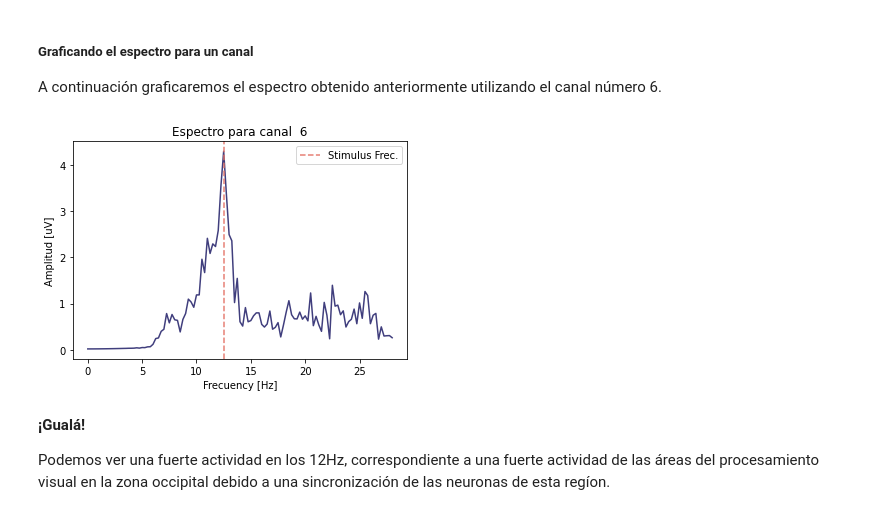
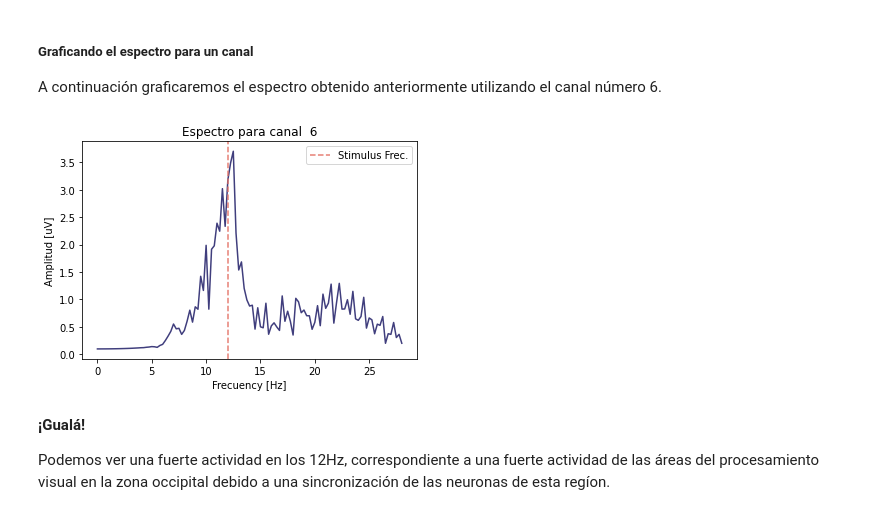
Before and after one commit to lucasbaldezzari/mentalink, a Jupyter notebook: talleres/taller6/scripts/Notebooks/dataAnalysis.ipynb, the cells around one changed output. Cells and saved outputs as stored; diff of their text form; code cells hidden in the pictures.

```diff
--- a/talleres/taller6/scripts/Notebooks/dataAnalysis.ipynb
+++ b/talleres/taller6/scripts/Notebooks/dataAnalysis.ipynb
@@ -42,6 +42,6 @@ Estos archivos son del tipo _'.mat'_ y fueron creados por el módulo _trainingMo
 # %%
 subjects = [1] #Un solo sujeto
-filenames = ["LucasB-Alfa-Prueba1","LucasB-Alfa-Prueba2","LucasB-Alfa-Prueba3"]
+filenames = ["LucasB-Alfa-Prueba1","LucasB-Alfa-Prueba2","Sujeto1Test1"]
 allData = fa.loadData(path = path, filenames = filenames)
 names = list(allData.keys())
 names
@@ -89,0 +100,8 @@ Vemos que para el caso de _prueba1EEG = prueba3["eeg"][:,:,:,1:]_ tenemos,
+# %%
+#Chequeamos información del registro prueba 1
+print(allData["LucasB-Alfa-Prueba1"]["generalInformation"])
+
+EEGprueba1 = prueba2["eeg"][:,:,:,1:] #descarto trial 1
+#[Number of targets, Number of channels, Number of sampling points, Number of trials]
+
+EEGprueba1.shape
@@ -99,4 +124,6 @@ resolution = fm/prueba1EEG.shape[2]
 # %%
+resolution = fm/EEGprueba1.shape[2]
+
 #Cargamos algunos parámetros para filtro y FFT
 PRE_PROCES_PARAMS = {
                 'lfrec': 7.,
@@ -119,7 +146,7 @@ FFT_PARAMS = {
 
 Vimos de las gráficas anteriores que la señal de EEG esta muy contaminada, por lo tanto aplicaremos un filtro pasa banda con frecuencias de corte especificadas en _PRE_PROCES_PARAMS_.
 # %%
-prueba1EEGFiltered = filterEEG(prueba1EEG, PRE_PROCES_PARAMS["lfrec"],
+prueba1EEGFiltered = filterEEG(EEGprueba1, PRE_PROCES_PARAMS["lfrec"],
                         PRE_PROCES_PARAMS["hfrec"],
                         PRE_PROCES_PARAMS["order"],
                         PRE_PROCES_PARAMS["sampling_rate"])
@@ -151,12 +178,12 @@ MSF = computeMagnitudSpectrum(eegSegmented, FFT_PARAMS)
 A continuación graficaremos el espectro obtenido anteriormente utilizando el canal número 6.
 # %%
 canal = 6
-plotOneSpectrum(MSF, resolution, 1, subjects[0], canal-1, [12.5],
+plotOneSpectrum(MSF, resolution, 1, subjects[0], canal-1, [12],
                 startFrecGraph = FFT_PARAMS['start_frequency'],
               save = False, title = f"Espectro para canal  {canal}",
               folder = "figs")
 # %% [output]
-[figure, old version]
+[figure, new version]
 # %% [markdown]
 **¡Gualá!**
 
```
Also changed, not shown: parts of 18 cells of this notebook, 14 other files.
